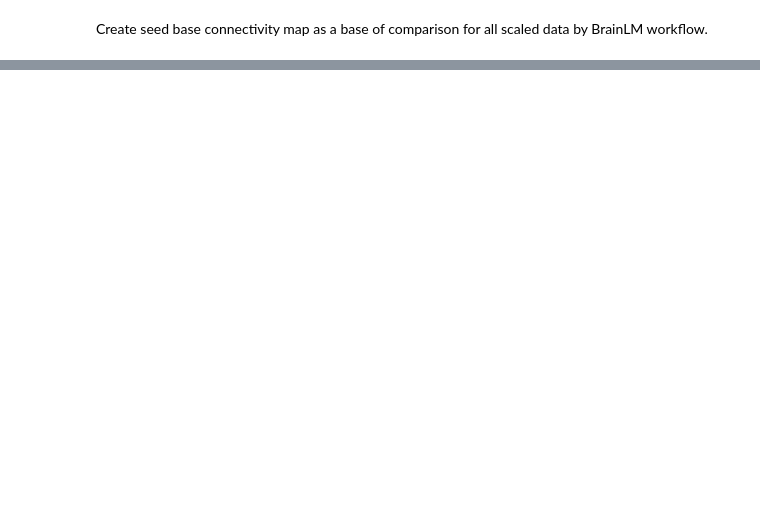
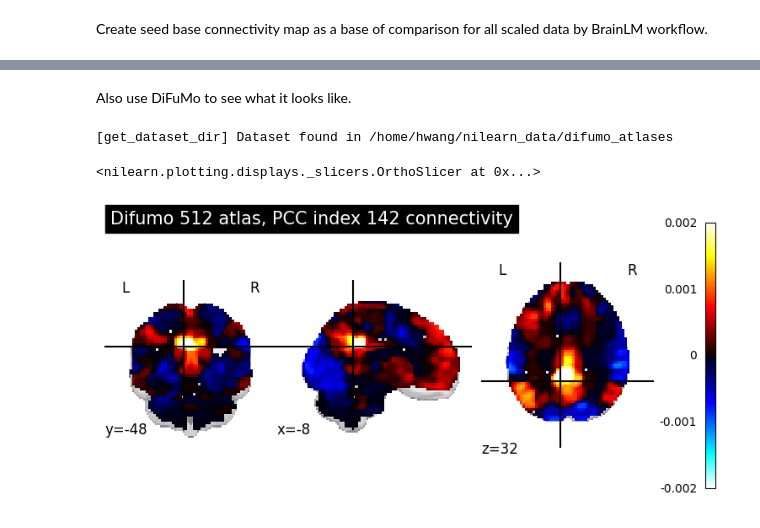
Before and after one commit to htwangtw/hfplayground, a Jupyter notebook: notebooks/inspect_brainlm_data_processing.ipynb, the cells around one changed output, grey strips where cells are left out. Drawn from its saved outputs; the diff is of its cells as text; code cells hidden in the pictures; blank space fills up the shorter version.

```diff
--- a/notebooks/inspect_brainlm_data_processing.ipynb
+++ b/notebooks/inspect_brainlm_data_processing.ipynb
@@ -126,0 +115,17 @@ for p in Path("../data/processed/").glob("brainlm_a424_*"):
+# %% [markdown]
+Also use DiFuMo to see what it looks like.
+# %%
+difumo_pcc = 142
+difumo_masker = NiftiMapsMasker(fetch_atlas_difumo(dimension=512, resolution_mm=3).maps)
+difumo_ts = difumo_masker.fit_transform(nii_path)
+seed_base_connectivity = np.corrcoef(difumo_ts.T)[difumo_pcc - 1]
+nii = difumo_masker.inverse_transform(seed_base_connectivity)
+plotting.plot_stat_map(
+    nii, vmin=-0.002, vmax=0.002, colorbar=True,
+    cut_coords=coord,
+    title=f"Difumo 512 atlas, PCC index {difumo_pcc} connectivity"
+)
+# %% [output]
+[get_dataset_dir] Dataset found in /home/hwang/nilearn_data/difumo_atlases
+<nilearn.plotting.displays._slicers.OrthoSlicer at 0x...>
+[figure, added]
```
Also changed, not shown: parts of 11 cells of this notebook, 4 other files.
